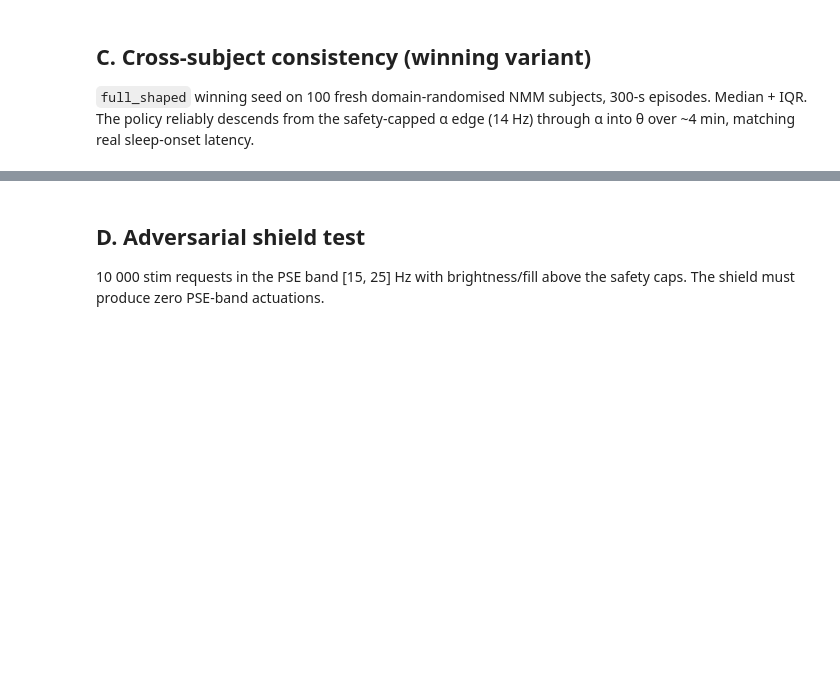
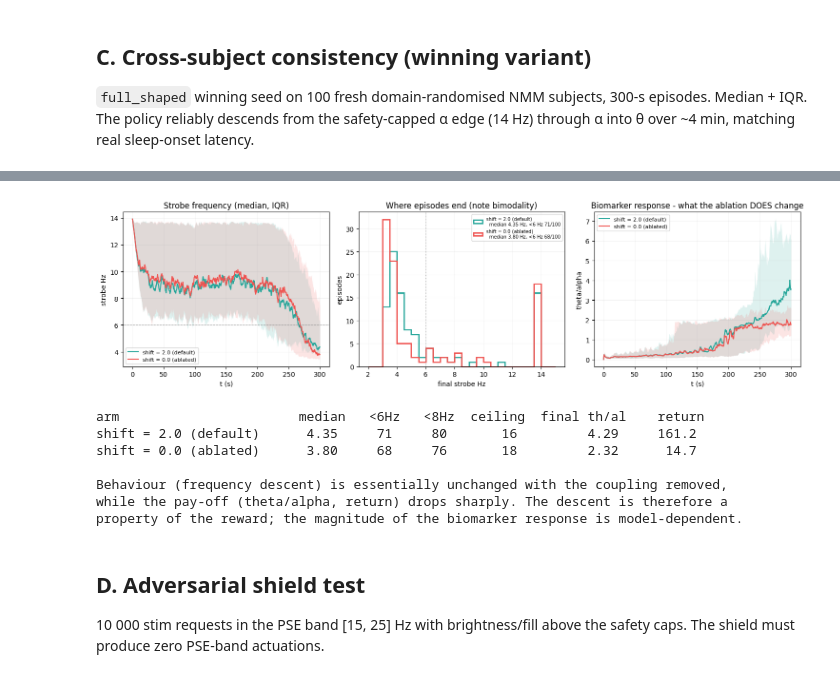
Before and after one commit to serhii-matsyshyn/biolistener_sleep, a Jupyter notebook: notebooks/03_reward_ablation.ipynb, the cells around one changed output, grey strips where cells are left out. Saved outputs shown, nothing was run; the diff lists cells and outputs as text; code cells hidden in the pictures; blank space fills up the shorter version.

Commit message:
ramp-limiter clock changes; add shift ablation + 2f PLV

```diff
--- a/notebooks/03_reward_ablation.ipynb
+++ b/notebooks/03_reward_ablation.ipynb
@@ -343,3 +357,63 @@ Loaded 100 episodes × 120000 rows (episode_s=300) from artifacts/full_shaped_ro
+# %%
+base_p = Path("artifacts/shift_ablation_baseline_shift2.parquet")
+abl_p  = Path("artifacts/shift_ablation_ablation_shift0.parquet")
+assert base_p.exists() and abl_p.exists(), "run tools/run_shift_ablation.py first"
+base, abl = pd.read_parquet(base_p), pd.read_parquet(abl_p)
+
+ARMS = [("shift = 2.0 (default)", base, "#26A69A"),
+        ("shift = 0.0 (ablated)", abl,  "#EF5350")]
+
+fig, axes = plt.subplots(1, 3, figsize=(15, 4.2))
+
+for label, df, colour in ARMS:                      # trajectories
+    g = df.groupby("t_s")["strobe_freq_hz"]
+    med, lo, hi = g.median(), g.quantile(.25), g.quantile(.75)
+    axes[0].plot(med.index, med.values, color=colour, lw=1.5, label=label)
+    axes[0].fill_between(med.index, lo, hi, color=colour, alpha=.15, lw=0)
+axes[0].axhline(6, color="#888", ls=":", lw=.8)
+axes[0].set_xlabel("t (s)"); axes[0].set_ylabel("strobe Hz")
+axes[0].set_title("Strobe frequency (median, IQR)"); axes[0].legend(fontsize=8); axes[0].grid(alpha=.15)
+
+for label, df, colour in ARMS:                      # where episodes end
+    fin = df.groupby("episode")["strobe_freq_hz"].last()
+    axes[1].hist(fin, bins=np.arange(2, 15.5, .5), histtype="step", lw=2,
+                 color=colour, label=f"{label}\n  median {fin.median():.2f} Hz, "
+                                     f"<6 Hz {int((fin < 6).sum())}/100")
+axes[1].axvline(6, color="#888", ls=":", lw=.8)
+axes[1].set_xlabel("final strobe Hz"); axes[1].set_ylabel("episodes")
+axes[1].set_title("Where episodes end (note bimodality)"); axes[1].legend(fontsize=7); axes[1].grid(alpha=.15)
+
+for label, df, colour in ARMS:                      # biomarker pay-off
+    g = df.groupby("t_s")["theta_alpha_ratio"]
+    med, lo, hi = g.median(), g.quantile(.25), g.quantile(.75)
+    axes[2].plot(med.index, med.values, color=colour, lw=1.5, label=label)
+    axes[2].fill_between(med.index, lo, hi, color=colour, alpha=.15, lw=0)
+axes[2].set_xlabel("t (s)"); axes[2].set_ylabel("theta/alpha")
+axes[2].set_title("Biomarker response - what the ablation DOES change")
+axes[2].legend(fontsize=8); axes[2].grid(alpha=.15)
+
+fig.tight_layout(); plt.show()
+
+print(f"{'arm':24s} {'median':>7s} {'<6Hz':>6s} {'<8Hz':>6s} {'ceiling':>8s} {'final th/al':>12s} {'return':>9s}")
+for label, df, _ in ARMS:
+    e   = df.groupby("episode")
+    fin = e["strobe_freq_hz"].last()
+    print(f"{label:24s} {fin.median():6.2f}  {int((fin < 6).sum()):5d}  {int((fin < 8).sum()):5d}  "
+          f"{int((fin >= 13.5).sum()):7d}  {e['theta_alpha_ratio'].last().mean():11.2f}  "
+          f"{e['reward'].sum().mean():8.1f}")
+
+print("\nBehaviour (frequency descent) is essentially unchanged with the coupling removed,")
+print("while the pay-off (theta/alpha, return) drops sharply. The descent is therefore a")
+print("property of the reward; the magnitude of the biomarker response is model-dependent.")
+# %% [output]
+[figure, added]
+arm                       median   <6Hz   <8Hz  ceiling  final th/al    return
+shift = 2.0 (default)      4.35     71     80       16         4.29     161.2
+shift = 0.0 (ablated)      3.80     68     76       18         2.32      14.7
+
+Behaviour (frequency descent) is essentially unchanged with the coupling removed,
+while the pay-off (theta/alpha, return) drops sharply. The descent is therefore a
+property of the reward; the magnitude of the biomarker response is model-dependent.
 # %% [markdown]
 ## D. Adversarial shield test
 
```
Also changed, not shown: parts of 3 cells of this notebook, 8 other files.
